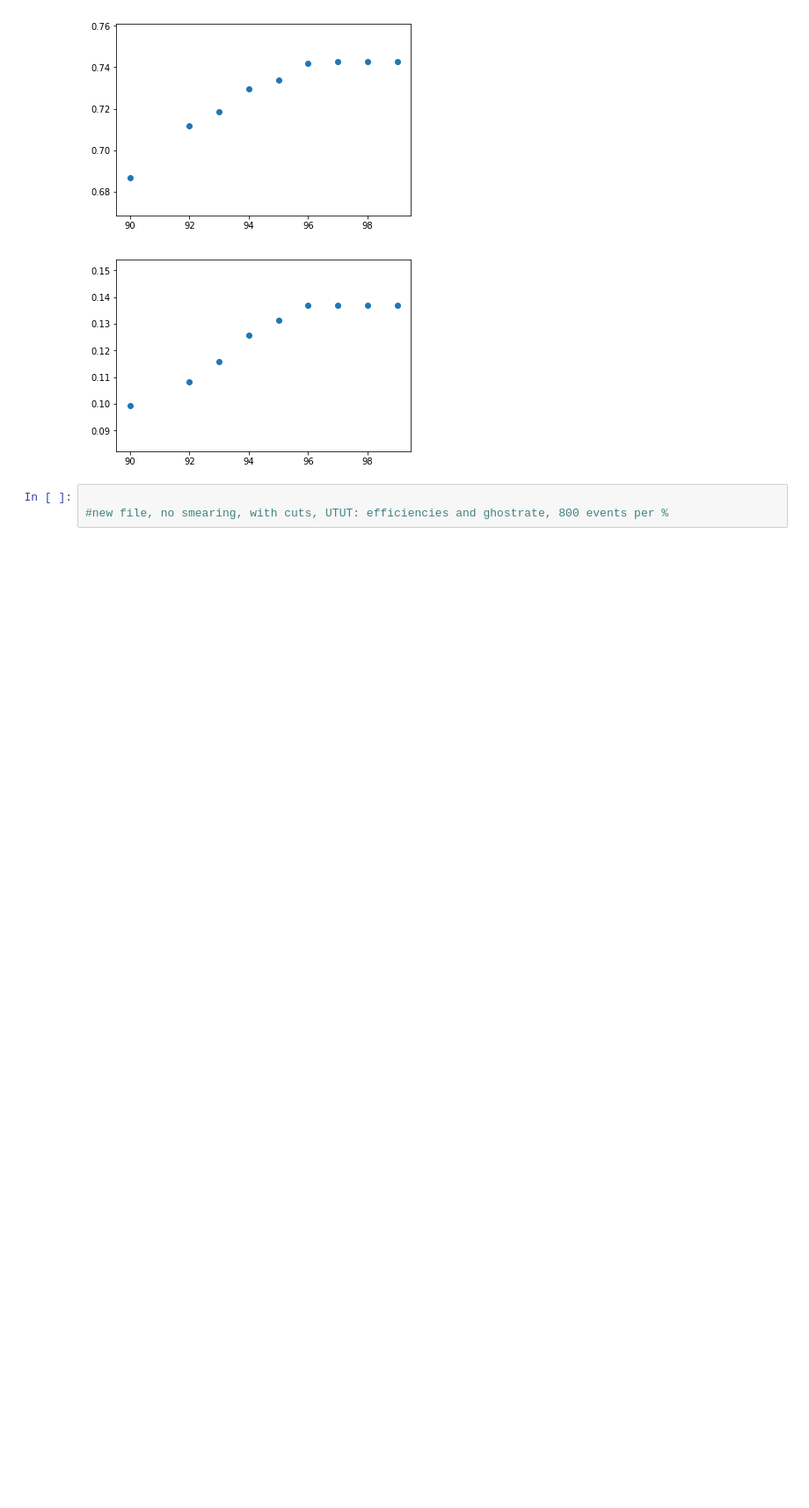
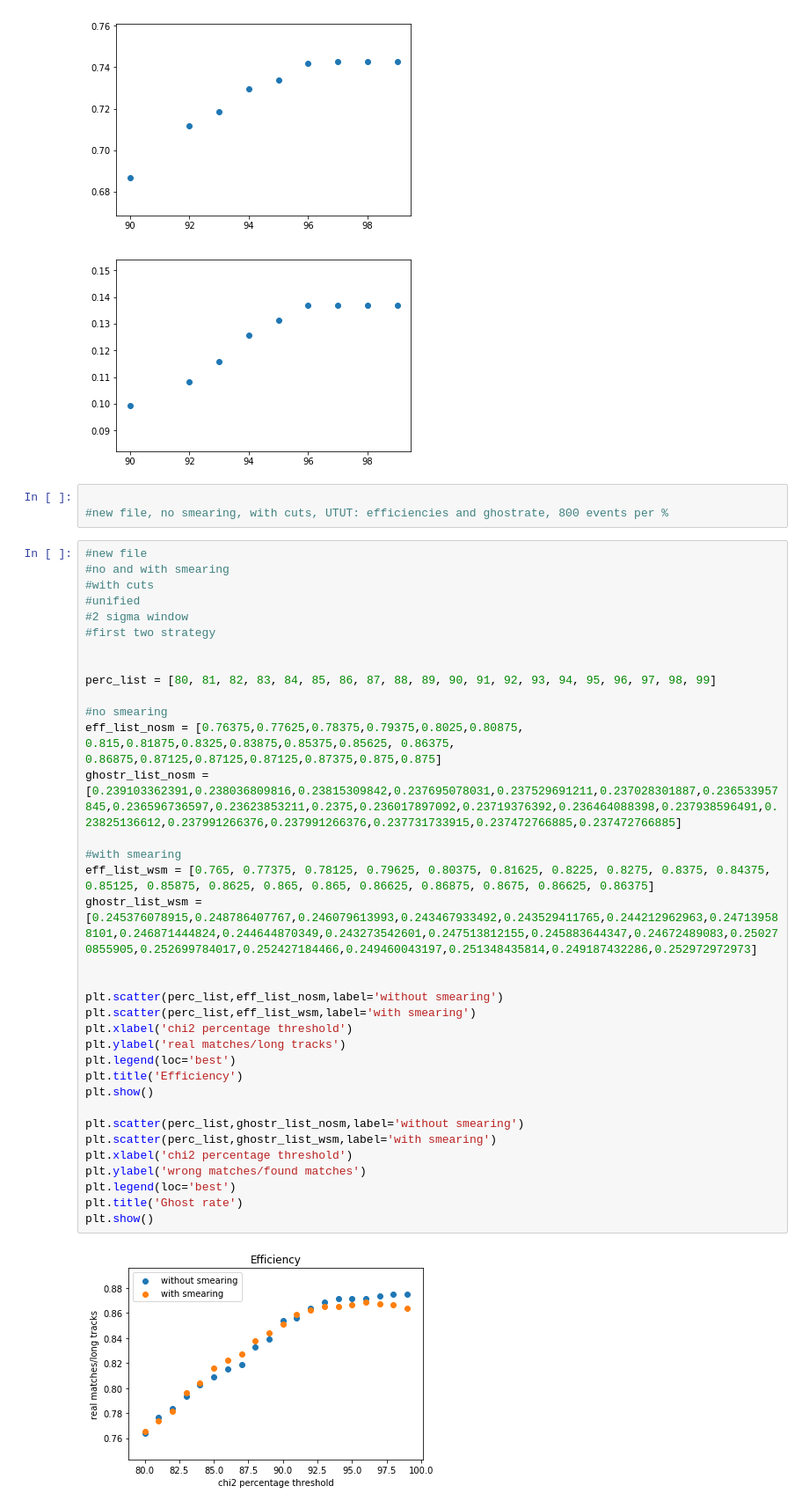
Before and after one commit to irenecortinovis/Semester-project-LHCB, a Jupyter notebook: matching/efficiencies_ghostrates.ipynb, the cells around one changed output. Shown at 88% size. Cells and saved outputs as stored; diff of their text form; blank space fills up the shorter version.

Commit message:
added first-last strategy to improve efficiency

```diff
--- a/matching/efficiencies_ghostrates.ipynb
+++ b/matching/efficiencies_ghostrates.ipynb
@@ -31,3 +31,40 @@ plt.show()
 # %%
 
 #new file, no smearing, with cuts, UTUT: efficiencies and ghostrate, 800 events per %
+# %%
+#new file
+#no and with smearing
+#with cuts
+#unified
+#2 sigma window
+#first two strategy
+
+
+perc_list = [80, 81, 82, 83, 84, 85, 86, 87, 88, 89, 90, 91, 92, 93, 94, 95, 96, 97, 98, 99]
+
+#no smearing
+eff_list_nosm = [0.76375,0.77625,0.78375,0.79375,0.8025,0.80875, 0.815,0.81875,0.8325,0.83875,0.85375,0.85625, 0.86375, 0.86875,0.87125,0.87125,0.87125,0.87375,0.875,0.875]
+ghostr_list_nosm = [0.239103362391,0.238036809816,0.23815309842,0.237695078031,0.237529691211,0.237028301887,0.236533957845,0.236596736597,0.23623853211,0.2375,0.236017897092,0.23719376392,0.236464088398,0.237938596491,0.23825136612,0.237991266376,0.237991266376,0.237731733915,0.237472766885,0.237472766885]
+
+#with smearing
+eff_list_wsm = [0.765, 0.77375, 0.78125, 0.79625, 0.80375, 0.81625, 0.8225, 0.8275, 0.8375, 0.84375, 0.85125, 0.85875, 0.8625, 0.865, 0.865, 0.86625, 0.86875, 0.8675, 0.86625, 0.86375]
+ghostr_list_wsm = [0.245376078915,0.248786407767,0.246079613993,0.243467933492,0.243529411765,0.244212962963,0.247139588101,0.246871444824,0.244644870349,0.243273542601,0.247513812155,0.245883644347,0.24672489083,0.250270855905,0.252699784017,0.252427184466,0.249460043197,0.251348435814,0.249187432286,0.252972972973]
+
+
+plt.scatter(perc_list,eff_list_nosm,label='without smearing')
+plt.scatter(perc_list,eff_list_wsm,label='with smearing')
+plt.xlabel('chi2 percentage threshold')
+plt.ylabel('real matches/long tracks')
+plt.legend(loc='best')
+plt.title('Efficiency')
+plt.show()
+
+plt.scatter(perc_list,ghostr_list_nosm,label='without smearing')
+plt.scatter(perc_list,ghostr_list_wsm,label='with smearing')
+plt.xlabel('chi2 percentage threshold')
+plt.ylabel('wrong matches/found matches')
+plt.legend(loc='best')
+plt.title('Ghost rate')
+plt.show()
+# %% [output]
+[figure, added]
```
Also changed, not shown: parts of 4 cells of this notebook, 7 other files.
